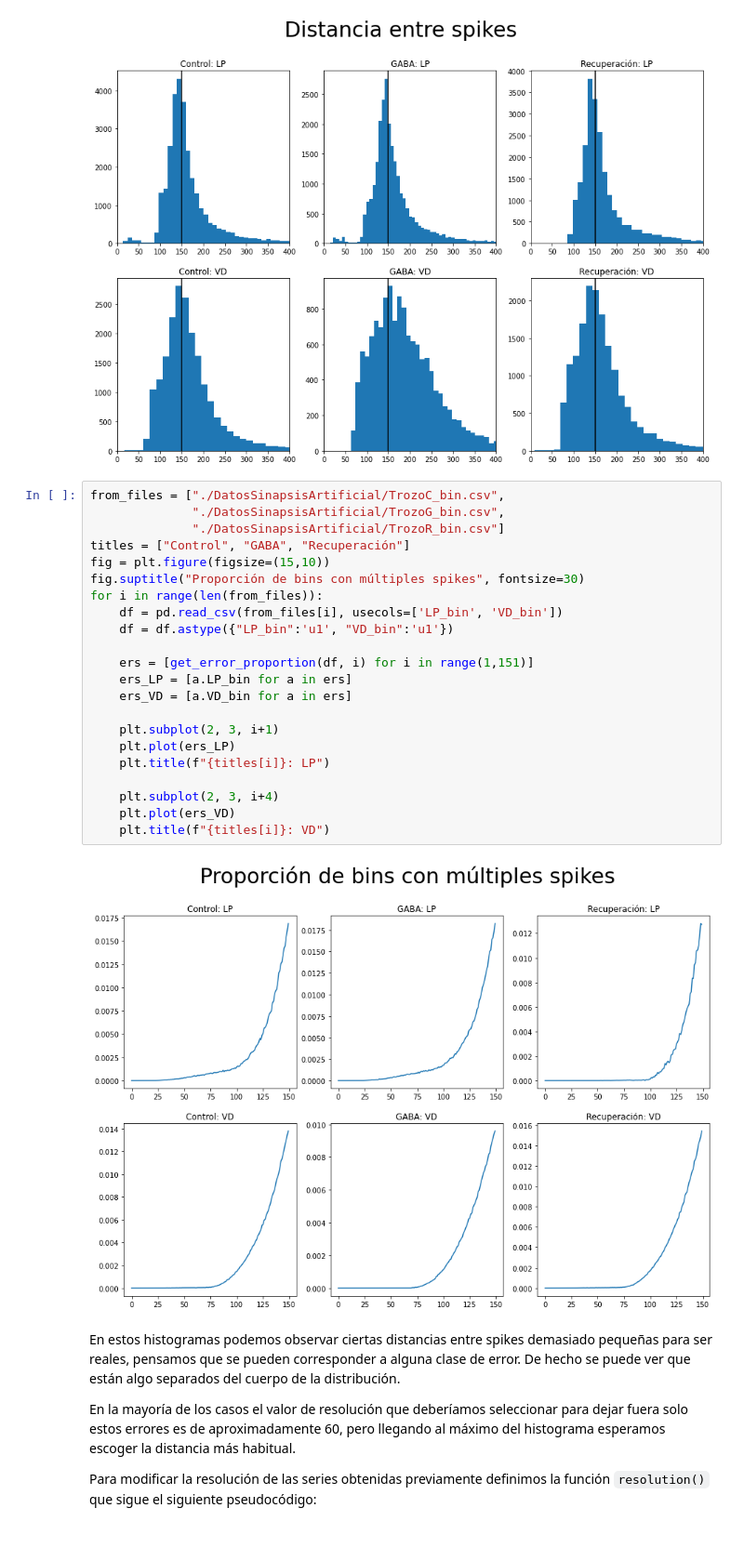
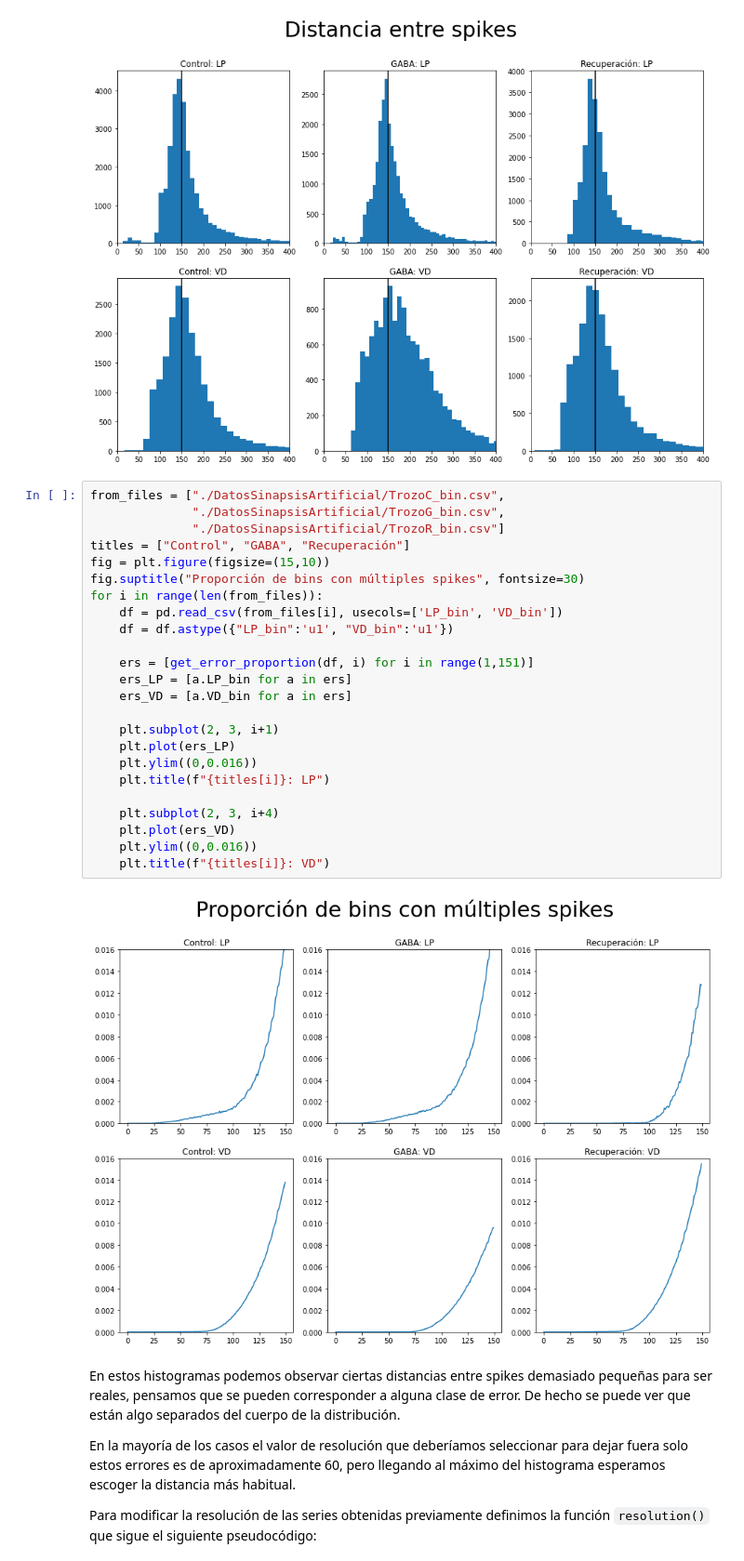
Before and after one commit to OscarGB/MUCD-TI, a Jupyter notebook: TI_practica.ipynb, the cells around one changed output. Shown at 93% size. Cells and saved outputs as stored; diff of their text form; blank space fills up the shorter version.

```diff
--- a/TI_practica.ipynb
+++ b/TI_practica.ipynb
@@ -191,27 +191,29 @@ for i in range(len(from_files)):
 # %%
 from_files = ["./DatosSinapsisArtificial/TrozoC_bin.csv",
               "./DatosSinapsisArtificial/TrozoG_bin.csv",
               "./DatosSinapsisArtificial/TrozoR_bin.csv"]
 titles = ["Control", "GABA", "Recuperación"]
 fig = plt.figure(figsize=(15,10))
 fig.suptitle("Proporción de bins con múltiples spikes", fontsize=30)
 for i in range(len(from_files)):
     df = pd.read_csv(from_files[i], usecols=['LP_bin', 'VD_bin'])
     df = df.astype({"LP_bin":'u1', "VD_bin":'u1'})
 
     ers = [get_error_proportion(df, i) for i in range(1,151)]
     ers_LP = [a.LP_bin for a in ers]
     ers_VD = [a.VD_bin for a in ers]
 
     plt.subplot(2, 3, i+1)
     plt.plot(ers_LP)
+    plt.ylim((0,0.016))
     plt.title(f"{titles[i]}: LP")
 
     plt.subplot(2, 3, i+4)
     plt.plot(ers_VD)
+    plt.ylim((0,0.016))
     plt.title(f"{titles[i]}: VD")
 # %% [output]
-[figure, old version]
+[figure, new version]
 # %% [markdown]
 En estos histogramas podemos observar ciertas distancias entre spikes demasiado pequeñas para ser reales, pensamos que se pueden corresponder a alguna clase de error. De hecho se puede ver que están algo separados del cuerpo de la distribución.
 
```
Also changed, not shown: parts of 9 cells of this notebook.
